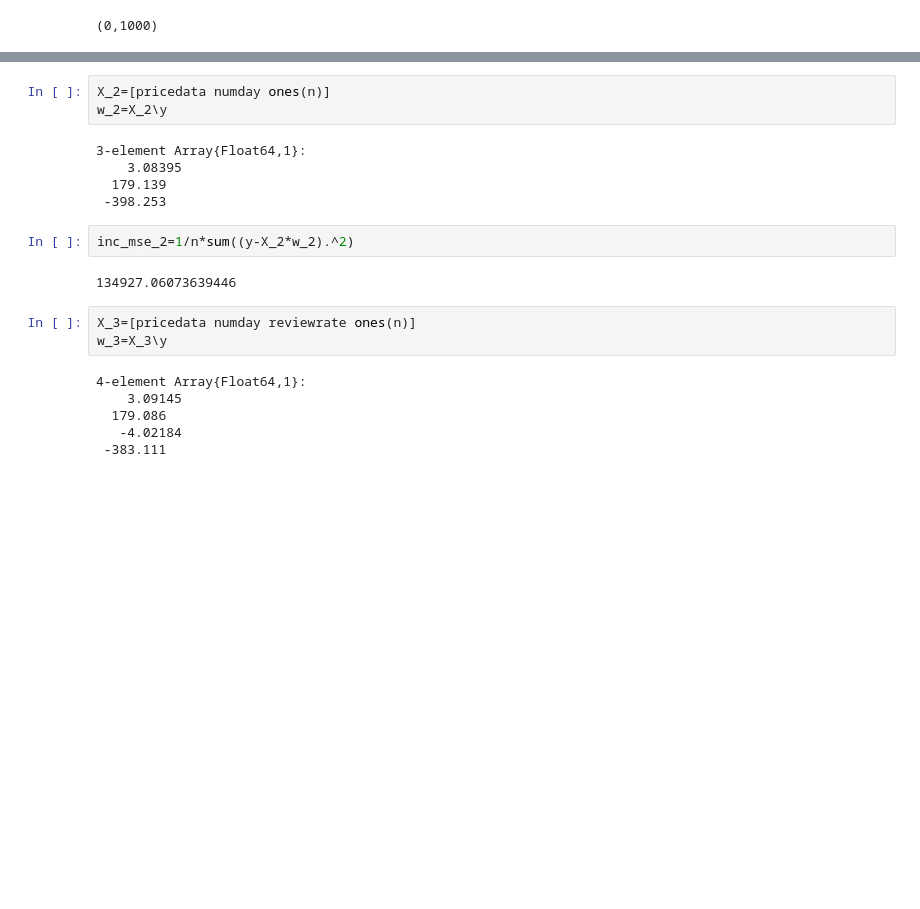
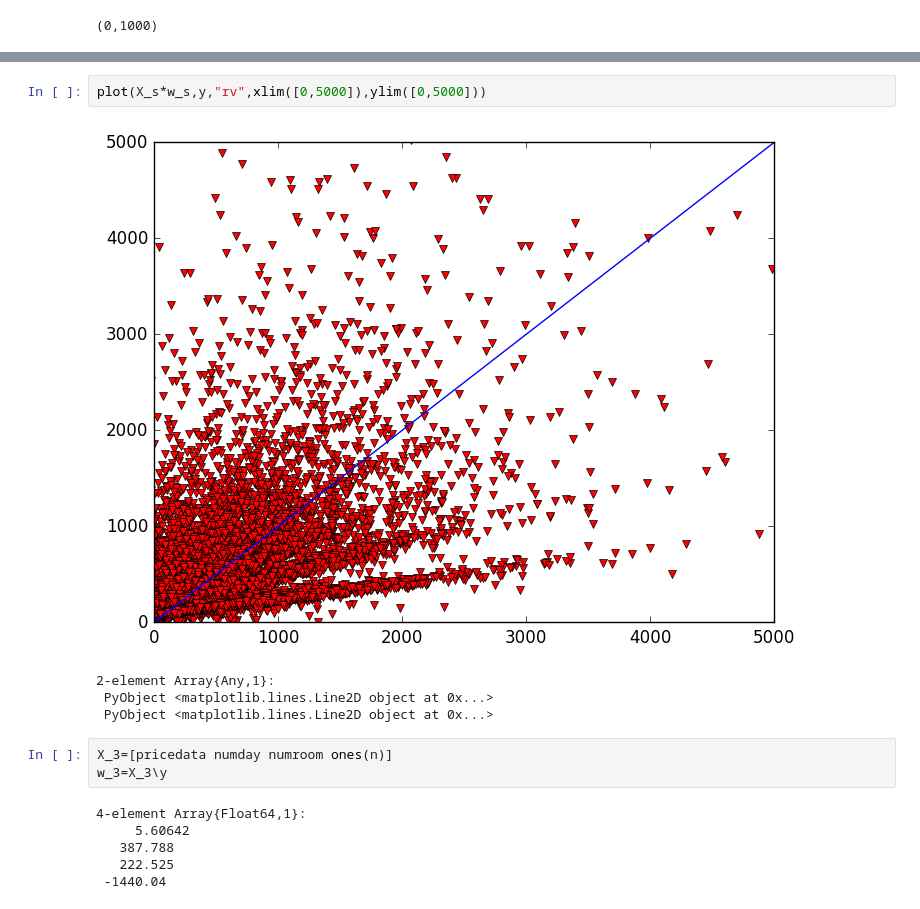
Before and after one commit to bigmessyteam/orie4741, a Jupyter notebook: project_eda.ipynb, the cells around one changed output, grey strips where cells are left out. Cells and saved outputs as stored; diff of their text form; blank space fills up the shorter version.

```diff
--- a/project_eda.ipynb
+++ b/project_eda.ipynb
@@ -324,24 +248,19 @@ inc_mse=1/n*sum((y-X_1*w).^2)
+# %%
+plot(X_s*w_s,y,"rv",xlim([0,5000]),ylim([0,5000]))
+# %% [output]
+[figure, added]
+2-element Array{Any,1}:
+ PyObject <matplotlib.lines.Line2D object at 0x...>
+ PyObject <matplotlib.lines.Line2D object at 0x...>
 # %%
-X_2=[pricedata numday ones(n)]
-w_2=X_2\y
+X_3=[pricedata numday numroom ones(n)]
+w_3=X_3\y
 # %% [output]
-3-element Array{Float64,1}:
-    3.08395
-  179.139
- -398.253
+4-element Array{Float64,1}:
+     5.60642
+   387.788
+   222.525
+ -1440.04
-# %%
-inc_mse_2=1/n*sum((y-X_2*w_2).^2)
-# %% [output]
-134927.06073639446
-# %%
-X_3=[pricedata numday reviewrate ones(n)]
-w_3=X_3\y
-# %% [output]
-4-element Array{Float64,1}:
-    3.09145
-  179.086
-   -4.02184
- -383.111
 # %%
 inc_mse_3=1/n*sum((y-X_3*w_3).^2)
 # %% [output]
```
Also changed, not shown: parts of 68 cells of this notebook, 1 other file.
